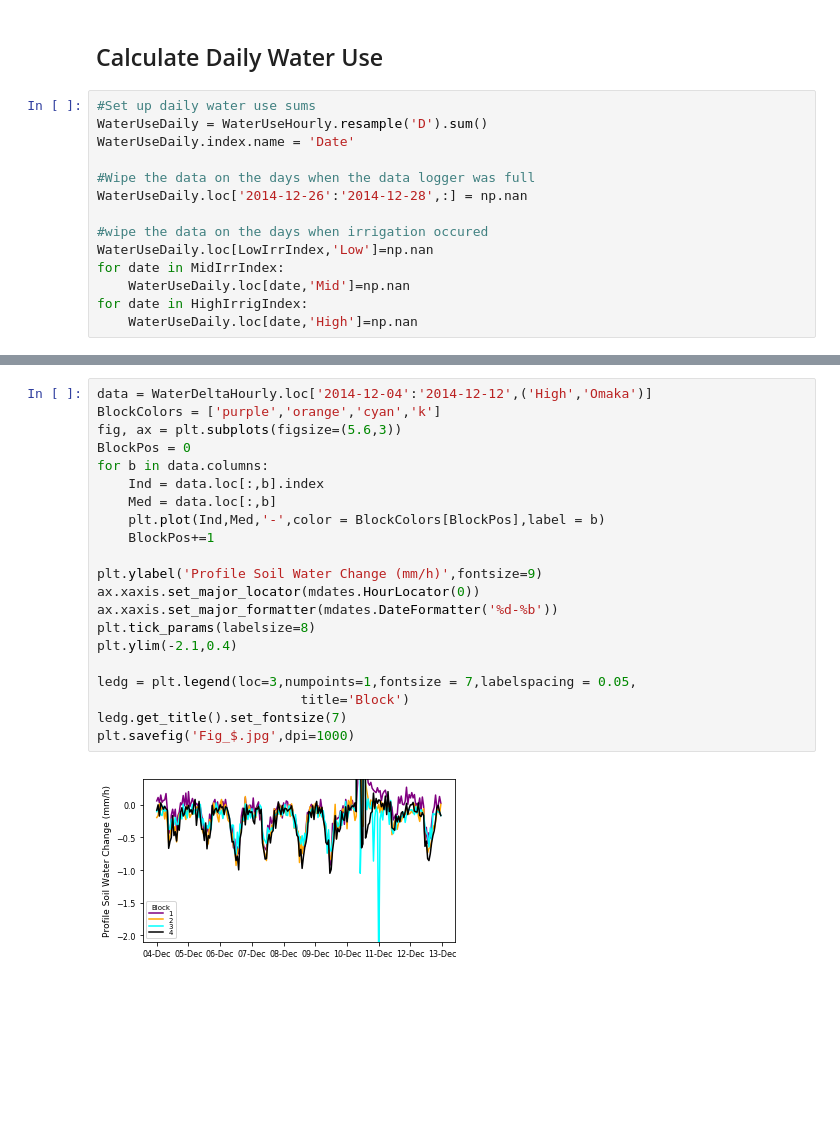
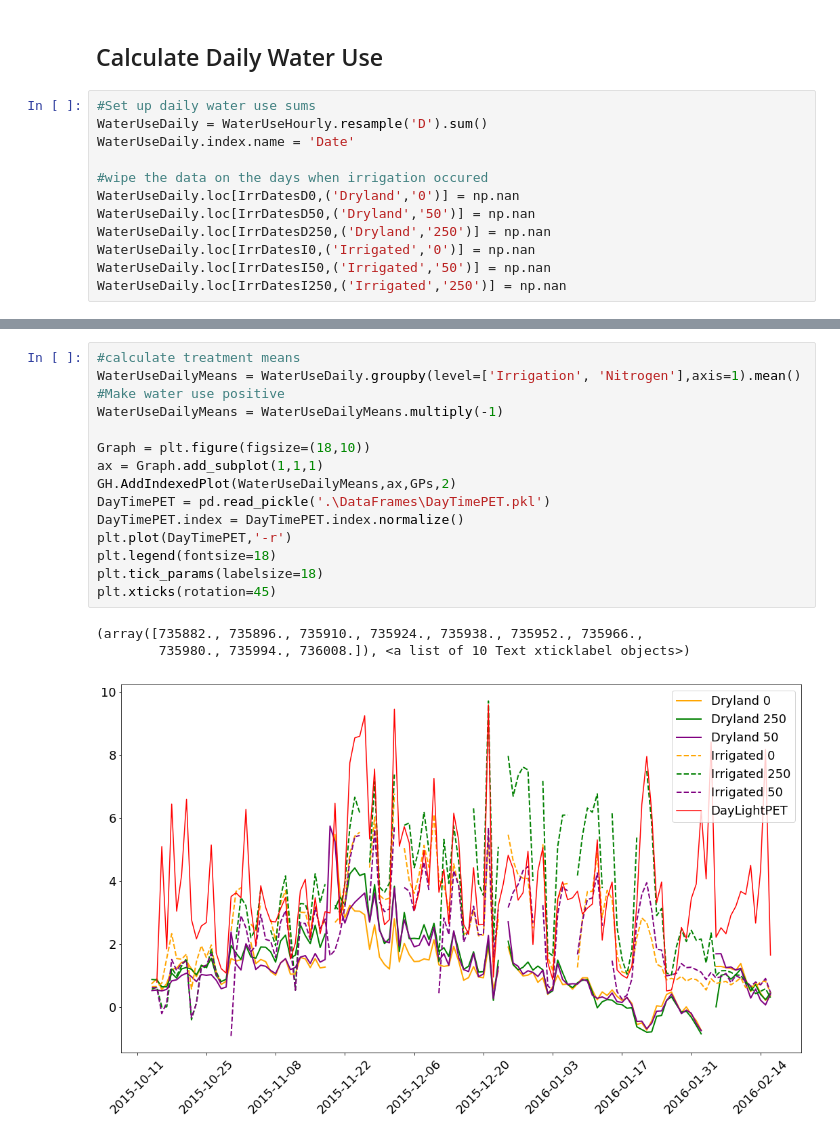
Before and after one commit to HamishBrownPFR/CropWaterAnalysis, a Jupyter notebook: Wheat/LatentHeatFluxAnalysis.ipynb, the cells around one changed output, grey strips where cells are left out. Drawn from its saved outputs; the diff is of its cells as text; blank space fills up the shorter version.

```diff
--- a/Wheat/LatentHeatFluxAnalysis.ipynb
+++ b/Wheat/LatentHeatFluxAnalysis.ipynb
@@ -533,12 +144,10 @@ WaterUseHourly.to_pickle('.\DataFrames\HourlyWUmm.pkl')
 WaterUseDaily = WaterUseHourly.resample('D').sum()
 WaterUseDaily.index.name = 'Date'
 
-#Wipe the data on the days when the data logger was full
-WaterUseDaily.loc['2014-12-26':'2014-12-28',:] = np.nan
-
 #wipe the data on the days when irrigation occured
-WaterUseDaily.loc[LowIrrIndex,'Low']=np.nan
-for date in MidIrrIndex:
-    WaterUseDaily.loc[date,'Mid']=np.nan
-for date in HighIrrigIndex:
-    WaterUseDaily.loc[date,'High']=np.nan
+WaterUseDaily.loc[IrrDatesD0,('Dryland','0')] = np.nan
+WaterUseDaily.loc[IrrDatesD50,('Dryland','50')] = np.nan
+WaterUseDaily.loc[IrrDatesD250,('Dryland','250')] = np.nan
+WaterUseDaily.loc[IrrDatesI0,('Irrigated','0')] = np.nan
+WaterUseDaily.loc[IrrDatesI50,('Irrigated','50')] = np.nan
+WaterUseDaily.loc[IrrDatesI250,('Irrigated','250')] = np.nan
@@ -734,23 +154,19 @@ plt.ylim(-2,1)
-# %%
-data = WaterDeltaHourly.loc['2014-12-04':'2014-12-12',('High','Omaka')]
-BlockColors = ['purple','orange','cyan','k']
-fig, ax = plt.subplots(figsize=(5.6,3))
-BlockPos = 0
-for b in data.columns:
-    Ind = data.loc[:,b].index
-    Med = data.loc[:,b]
-    plt.plot(Ind,Med,'-',color = BlockColors[BlockPos],label = b)
-    BlockPos+=1
-
-plt.ylabel('Profile Soil Water Change (mm/h)',fontsize=9)
-ax.xaxis.set_major_locator(mdates.HourLocator(0))
-ax.xaxis.set_major_formatter(mdates.DateFormatter('%d-%b'))
-plt.tick_params(labelsize=8)
-plt.ylim(-2.1,0.4)
-
-ledg = plt.legend(loc=3,numpoints=1,fontsize = 7,labelspacing = 0.05,
-                          title='Block')
-ledg.get_title().set_fontsize(7)
-plt.savefig('Fig_$.jpg',dpi=1000)
-# %% [output]
-[figure, removed]
+# %%
+#calculate treatment means
+WaterUseDailyMeans = WaterUseDaily.groupby(level=['Irrigation', 'Nitrogen'],axis=1).mean()
+#Make water use positive
+WaterUseDailyMeans = WaterUseDailyMeans.multiply(-1)
+
+Graph = plt.figure(figsize=(18,10))
+ax = Graph.add_subplot(1,1,1)
+GH.AddIndexedPlot(WaterUseDailyMeans,ax,GPs,2)
+DayTimePET = pd.read_pickle('.\DataFrames\DayTimePET.pkl')
+DayTimePET.index = DayTimePET.index.normalize()
+plt.plot(DayTimePET,'-r')
+plt.legend(fontsize=18)
+plt.tick_params(labelsize=18)
+plt.xticks(rotation=45)
+# %% [output]
+(array([735882., 735896., 735910., 735924., 735938., 735952., 735966.,
+        735980., 735994., 736008.]), <a list of 10 Text xticklabel objects>)
+[figure, added]
```
Also changed, not shown: parts of 50 cells of this notebook, 3 other files.
